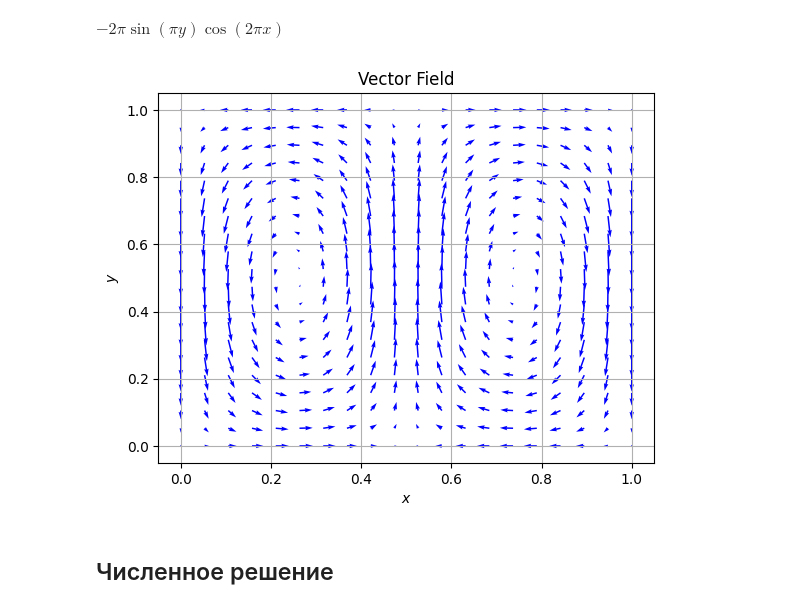
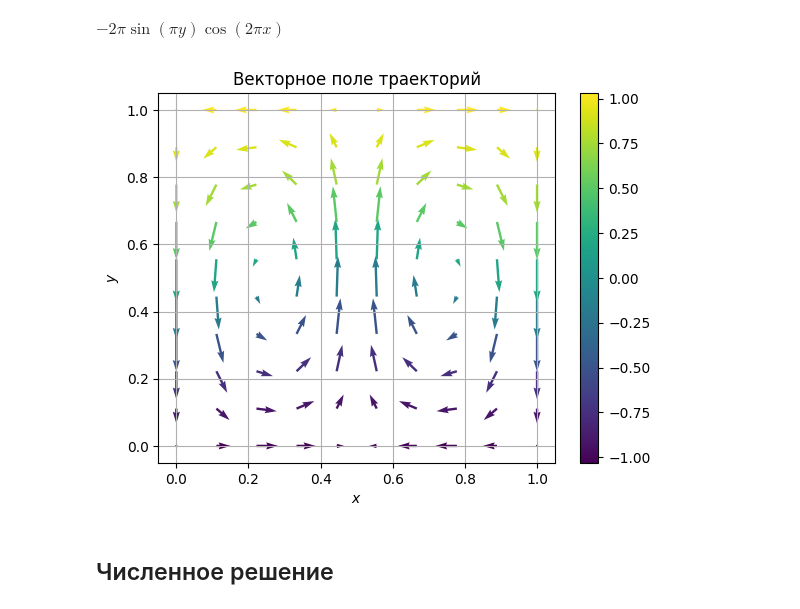
Before and after one commit to 1frog-prog1/math_modeling, a Jupyter notebook: 5_points/lab5.ipynb, the cells around one changed output. Drawn from its saved outputs; the diff is of its cells as text; code cells hidden in the pictures.

```diff
--- a/5_points/lab5.ipynb
+++ b/5_points/lab5.ipynb
@@ -3,10 +3,10 @@ import matplotlib.pyplot as plt
 import numpy as np
 from sympy import *
 # %%
-X = np.linspace(0, 1, 20)
-Y = np.linspace(0, 1, 20)
+X = np.linspace(0, 1, 10)
+Y = np.linspace(0, 1, 10)
 yy, xx = np.meshgrid(Y, X)
 # %%
-C = np.arctan((yy - 0.5) / 0.1) # само скалярное значение
+C = np.arctan((yy - 0.5) / 0.3) # само скалярное значение
 C.shape
 # %% [output]
@@ -14,5 +14,5 @@ C.shape
 # %%
-x, y = sympy.symbols('x y')
+x, y = symbols('x y')
 psi = sin(pi * 2 *x) * sin(pi * y)
 u = Derivative(psi, y).doit()
 v = -Derivative(psi, x).doit()
@@ -35,15 +35,16 @@ for i in range(len(X)):
         uu[i, j] = u.subs({x:X[i], y:Y[j]})
         vv[i, j] = v.subs({x:X[i], y:Y[j]})
 # %%
-plt.quiver(xx, yy, uu, vv, color='b')
-plt.title('Vector Field')
+plt.quiver(xx, yy, uu, vv, C)
+plt.colorbar()
+plt.title('Векторное поле траекторий')
 
 plt.xlabel('$x$')
 plt.ylabel('$y$')
 plt.grid()
 plt.show()
 # %% [output]
-[figure, old version]
+[figure, new version]
 # %% [markdown]
 ## Численное решение
 # %%
```
Also changed, not shown: parts of 1 cell of this notebook, 1 other file.
